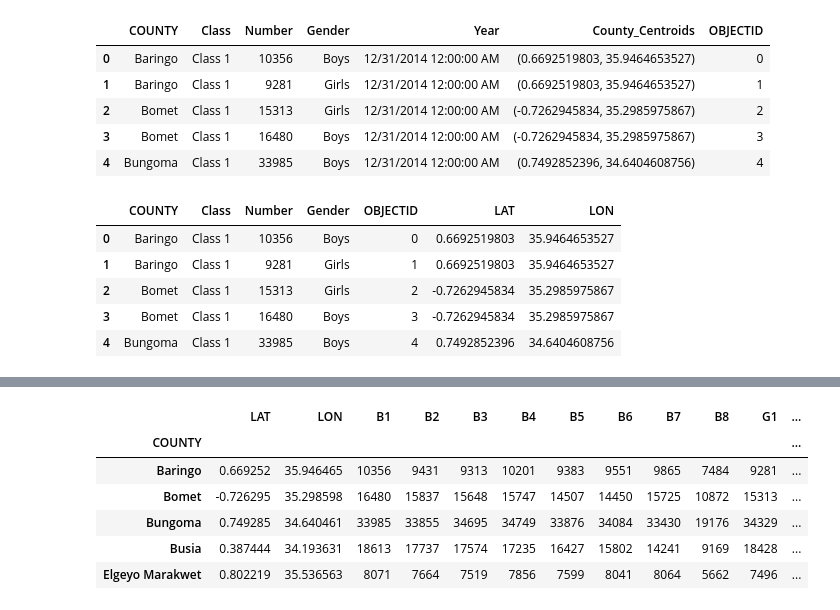
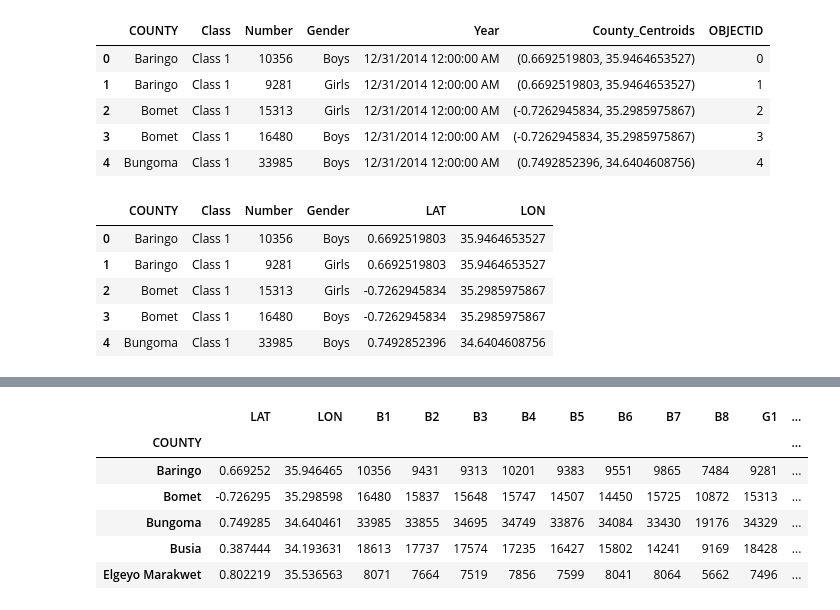
Before and after one commit to joeblankenship1/kenya_education, a Jupyter notebook: analysis/kenya_education.ipynb, the cells around one changed output, grey strips where cells are left out. Saved outputs shown, nothing was run; the diff lists cells and outputs as text; code cells hidden in the pictures.

```diff
--- a/analysis/kenya_education.ipynb
+++ b/analysis/kenya_education.ipynb
@@ -31,35 +31,36 @@ kenya_ed.head()
 # %%
 # declare 2 new lists that will collect our latitudes and longitudes
 # these will become our new columns
 LAT = []
 LON = []
 
 # clean up County_Centroids by stripping '(', ' ', and ')'
 kenya_ed['County_Centroids'] = kenya_ed['County_Centroids'].map(lambda x: x.strip('( )'))
 
 # loop through each row in the kenya_ed data frame and find the 'County_Centroid' column
 for row in kenya_ed['County_Centroids']:
     # split County_Centroid at the comma and place index position 0 into our LAT list
     LAT.append(row.split(',')[0])
     # split County_Centroid at the comma and place index position 1 into our LON list
     LON.append(row.split(',')[1])
 
 # create new columns in kenya_ed with our LAT and LON lists
 kenya_ed['LAT'] = LAT
 kenya_ed['LON'] = LON
 
-# drop the Year and County_Centroid columns
-kenya_ed_clean = kenya_ed.drop(columns=['Year', 'County_Centroids'])
+# if you need to drop the Year, County_Centroid, and OBJECTID columns, use the command below
+# however, the pivot table command will exclude these, so there really isn't any need to
+kenya_ed_clean = kenya_ed.drop(columns=['Year', 'County_Centroids', 'OBJECTID'])
 
 # View the first 5 rows of our modified data
 kenya_ed_clean.head(5)
 # %% [output]
-|  | COUNTY | Class | Number | Gender | OBJECTID | LAT | LON |
-| 0 | Baringo | Class 1 | 10356 | Boys | 0 | 0.6692519803 | 35.9464653527 |
-| 1 | Baringo | Class 1 | 9281 | Girls | 1 | 0.6692519803 | 35.9464653527 |
-| 2 | Bomet | Class 1 | 15313 | Girls | 2 | -0.7262945834 | 35.2985975867 |
-| 3 | Bomet | Class 1 | 16480 | Boys | 3 | -0.7262945834 | 35.2985975867 |
-| 4 | Bungoma | Class 1 | 33985 | Boys | 4 | 0.7492852396 | 34.6404608756 |
+|  | COUNTY | Class | Number | Gender | LAT | LON |
+| 0 | Baringo | Class 1 | 10356 | Boys | 0.6692519803 | 35.9464653527 |
+| 1 | Baringo | Class 1 | 9281 | Girls | 0.6692519803 | 35.9464653527 |
+| 2 | Bomet | Class 1 | 15313 | Girls | -0.7262945834 | 35.2985975867 |
+| 3 | Bomet | Class 1 | 16480 | Boys | -0.7262945834 | 35.2985975867 |
+| 4 | Bungoma | Class 1 | 33985 | Boys | 0.7492852396 | 34.6404608756 |
 # %%
 # take our clean data, call the pivot table method
 # call 'Number' to fill out data table
```
Also changed, not shown: parts of 12 cells of this notebook.
